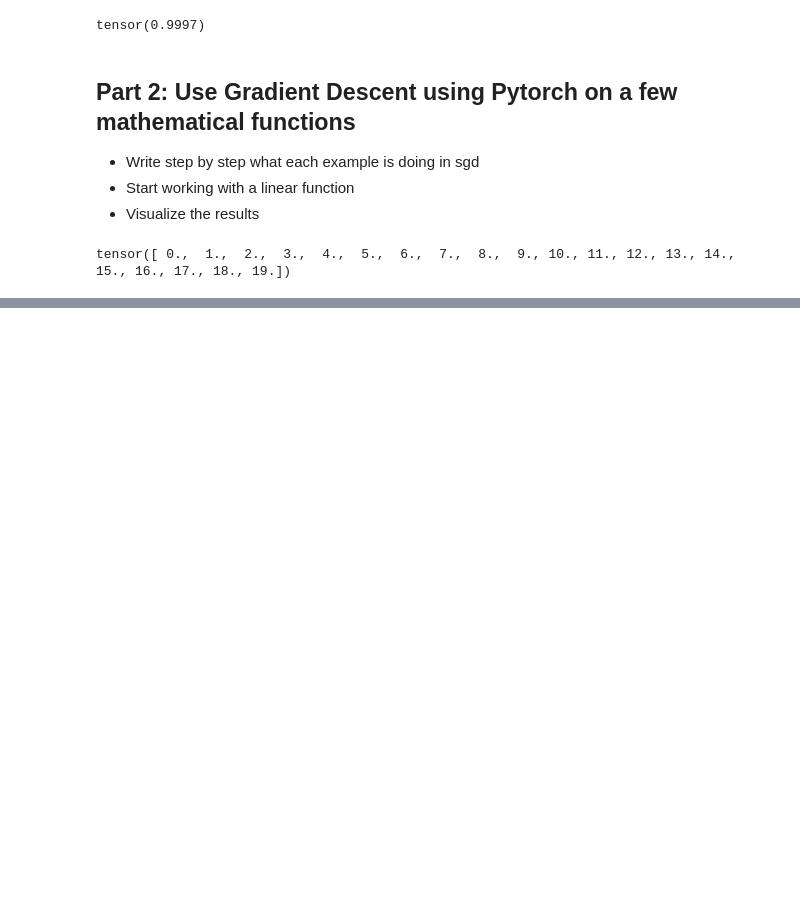
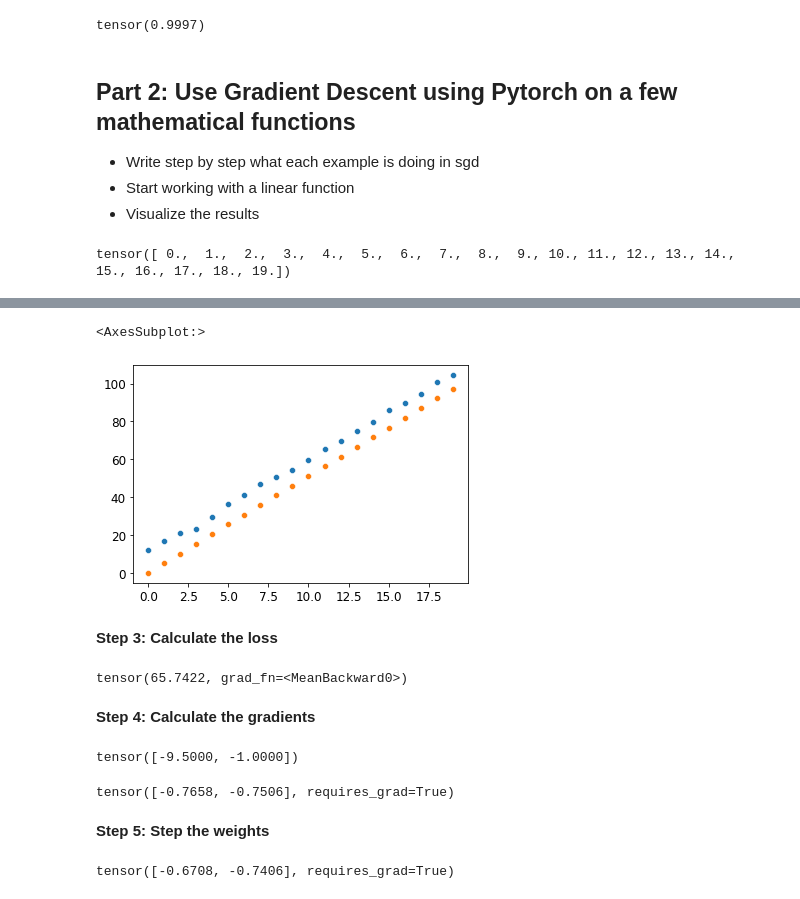
Before and after one commit to Nick-palmar/fast_book, a Jupyter notebook: 04_gradient_descent_practice.ipynb, the cells around one changed output, grey strips where cells are left out. Saved outputs shown, nothing was run; the diff lists cells and outputs as text; code cells hidden in the pictures; blank space fills up the shorter version.

```diff
--- a/04_gradient_descent_practice.ipynb
+++ b/04_gradient_descent_practice.ipynb
@@ -129,0 +180,15 @@ tensor([ 0.,  1.,  2.,  3.,  4.,  5.,  6.,  7.,  8.,  9., 10., 11., 12., 13., 14
+# %%
+def compare_models(curr_model, correct_model, x_vals, ax=None):
+    if ax == None:
+        fig, ax = plt.subplots()
+    graph_function(correct_model, x_vals=x_vals, ax=ax)
+    graph_function(curr_model, x_vals=x_vals, ax=ax)
+    return ax
+# %%
+init_model = get_curr_line_model(x_points, line_model_params)
+compare_models(init_model.detach().numpy(), line_y, x_points)
+# %% [output]
+<AxesSubplot:>
+[figure, added]
+# %% [markdown]
+**Step 3: Calculate the loss**
@@ -129,0 +199,7 @@ tensor([ 0.,  1.,  2.,  3.,  4.,  5.,  6.,  7.,  8.,  9., 10., 11., 12., 13., 14
+# %%
+loss = get_mae(init_model, line_y)
+loss
+# %% [output]
+tensor(65.7422, grad_fn=<MeanBackward0>)
+# %% [markdown]
+**Step 4: Calculate the gradients**
@@ -129,0 +209,18 @@ tensor([ 0.,  1.,  2.,  3.,  4.,  5.,  6.,  7.,  8.,  9., 10., 11., 12., 13., 14
+# %%
+line_model_params.grad
+# %% [output]
+tensor([-9.5000, -1.0000])
+# %%
+line_model_params
+# %% [output]
+tensor([-0.7658, -0.7506], requires_grad=True)
+# %% [markdown]
+**Step 5: Step the weights**
+# %%
+lr = 0.01
+line_model_params.data -= line_model_params.grad.data * lr
+# reset the gradients after changing the model since the new gradients have changed
+line_model_params.grad = None
+line_model_params
+# %% [output]
+tensor([-0.6708, -0.7406], requires_grad=True)
```
Also changed, not shown: parts of 28 cells of this notebook.
